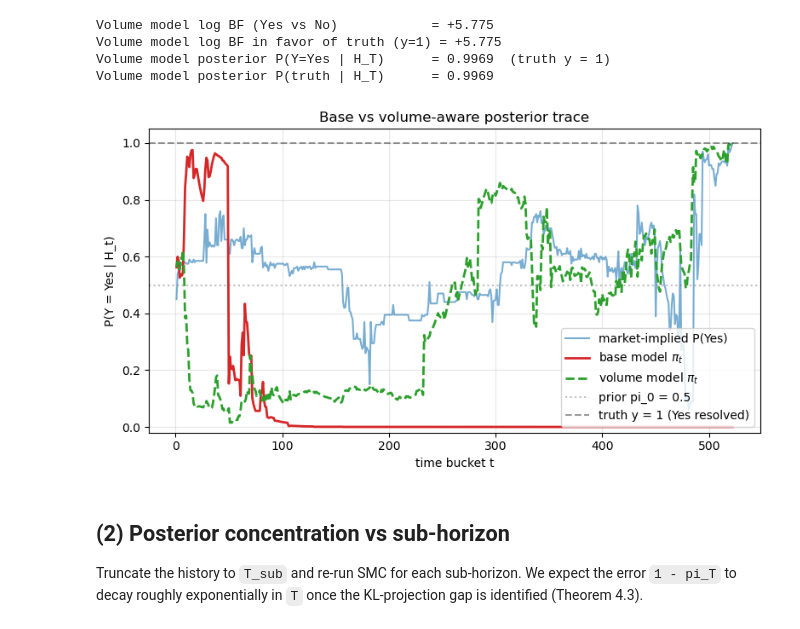
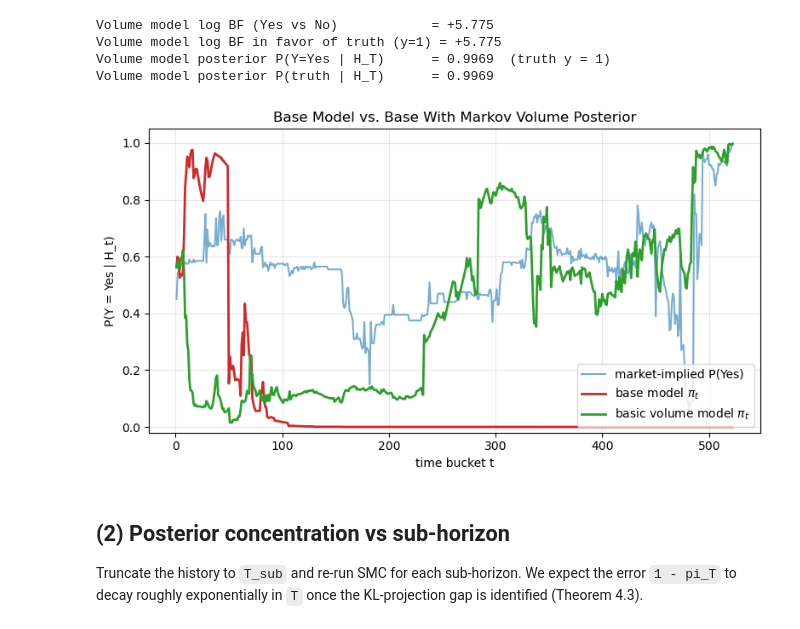
Before and after one commit to natejly/PML-Final, a Jupyter notebook: notebooks/2_single_market_test_FG.ipynb, the cells around one changed output. Cells and saved outputs as stored; diff of their text form; code cells hidden in the pictures.

Commit message:
[WIP] removed some legacy, need to update SMC for markov

```diff
--- a/notebooks/2_single_market_test_FG.ipynb
+++ b/notebooks/2_single_market_test_FG.ipynb
@@ -307,24 +293,24 @@ Volume model posterior P(truth | H_T)      = 0.9969
 # %%
 # Overlay base-model and volume-model posterior traces.
 ts = np.arange(1, T + 1)
 fig, ax = plt.subplots()
 ax.plot(ts, prices_yes[1:], color='C0', alpha=0.6, label='market-implied P(Yes)')
 ax.plot(ts, smc_res['pi_t'], color='C3', linestyle='-', linewidth=2,
         label=r'base model $\pi_t$')
-ax.plot(ts, smc_res_vol['pi_t'], color='C2', linestyle='--', linewidth=2,
-        label=r'volume model $\pi_t$')
-ax.axhline(0.5, color='gray', linestyle=':', alpha=0.5, label='prior pi_0 = 0.5')
-ax.axhline(float(y), color='k', linestyle='--', alpha=0.4,
-           label=f'truth y = {y} ({traj["winner_label"]} resolved)')
+ax.plot(ts, smc_res_vol['pi_t'], color='C2', linestyle='-', linewidth=2,
+        label=r'basic volume model $\pi_t$')
+# ax.axhline(0.5, color='gray', linestyle=':', alpha=0.5, label='prior pi_0 = 0.5')
+# ax.axhline(float(y), color='k', linestyle='--', alpha=0.4,
+#            label=f'truth y = {y} ({traj["winner_label"]} resolved)')
 ax.set_xlabel('time bucket t')
 ax.set_ylabel('P(Y = Yes | H_t)')
-ax.set_title('Base vs volume-aware posterior trace')
+ax.set_title('Base Model vs. Base With Markov Volume Posterior')
 ax.set_ylim(-0.02, 1.05)
 ax.legend(loc='best')
 plt.tight_layout()
 plt.show()
 # %% [output]
-[figure, old version]
+[figure, new version]
 # %% [markdown]
 ## (2) Posterior concentration vs sub-horizon
 
```
Also changed, not shown: parts of 1 cell of this notebook, 8 other files.
